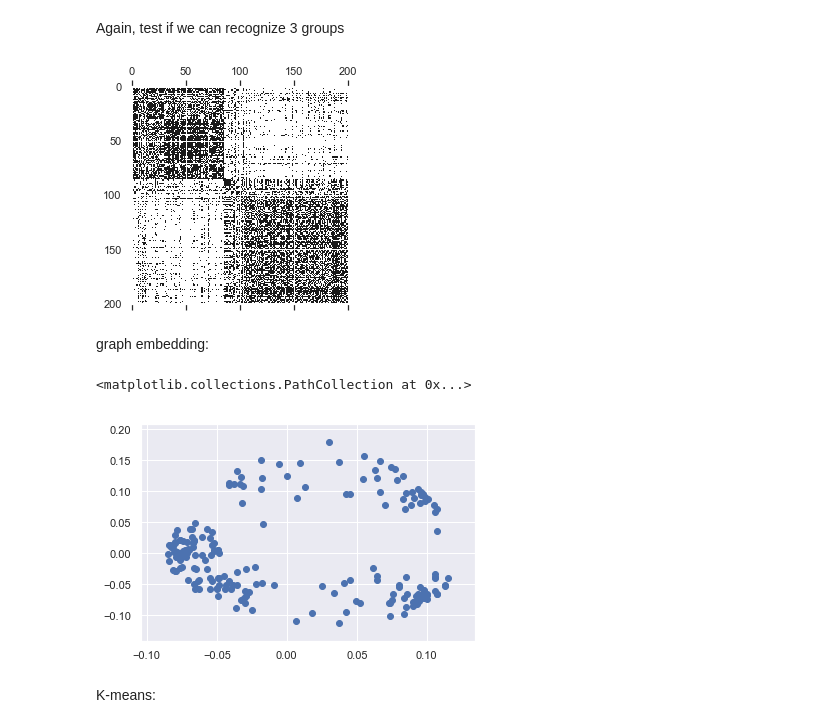
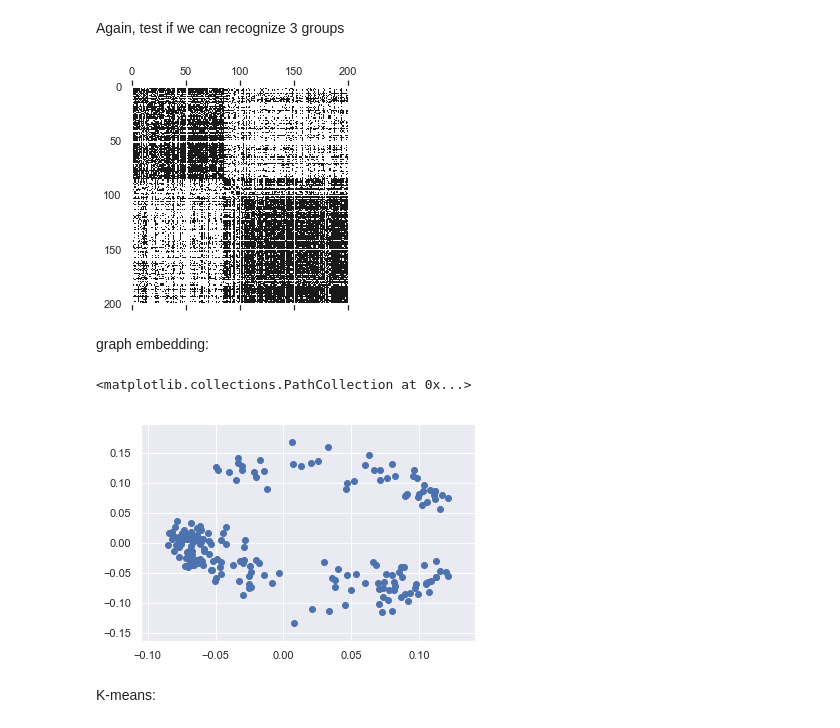
Before and after one commit to yusiZou/NTDS_project, a Jupyter notebook: code.ipynb, the cells around one changed output. Cells and saved outputs as stored; diff of their text form; code cells hidden in the pictures.

```diff
--- a/code.ipynb
+++ b/code.ipynb
@@ -293,32 +303,30 @@ features_adjacency = squareform(weights)
 
 spase_f_adjacency = np.copy(features_adjacency)
 
-NEIGHBORS = 50
-
-partition = np.argpartition(spase_f_adjacency, -NEIGHBORS, axis=1)
-maximum = spase_f_adjacency[np.arange(spase_f_adjacency.shape[0]), partition[:, -NEIGHBORS]]
-mask = spase_f_adjacency < maximum
-spase_f_adjacency[mask & mask.T] = 0
+spase_f_adjacency[spase_f_adjacency < 0.35] = 0
 # %%
 degrees = spase_f_adjacency.sum(0)
+
+adjacency_cleaned = sparse.coo_matrix(spase_f_adjacency[degrees != 0][:,degrees != 0])
+n_nodes =  adjacency_cleaned.shape[0]
+adjacency_cleaned.shape
+degrees = degrees[degrees != 0]
 
 
 
 # Combinatorial Laplacian.
-laplacian = np.diag(degrees) - spase_f_adjacency
+laplacian = np.diag(degrees) - adjacency_cleaned
 # Normalized Laplacian.
 deg_inv = np.diag(1 / np.sqrt(degrees))
 laplacian = deg_inv @ laplacian @ deg_inv
 
-# Alternatively:
-# laplacian = np.identity(weights.shape[0]) - deg_inv @ weights @ deg_inv
 
 plt.spy(laplacian);
 
 
 laplacian = sparse.csr_matrix(laplacian)
 # %% [output]
-[figure, old version]
+[figure, new version]
 # %% [markdown]
 graph embedding:
 # %%
@@ -331,7 +339,7 @@ proj  = eigenvectors[:,1:3]
 plt.scatter(proj[:,0],proj[:,1])
 # %% [output]
 <matplotlib.collections.PathCollection at 0x...>
-[figure, old version]
+[figure, new version]
 # %% [markdown]
 K-means:
 # %%
```
Also changed, not shown: parts of 15 cells of this notebook.
